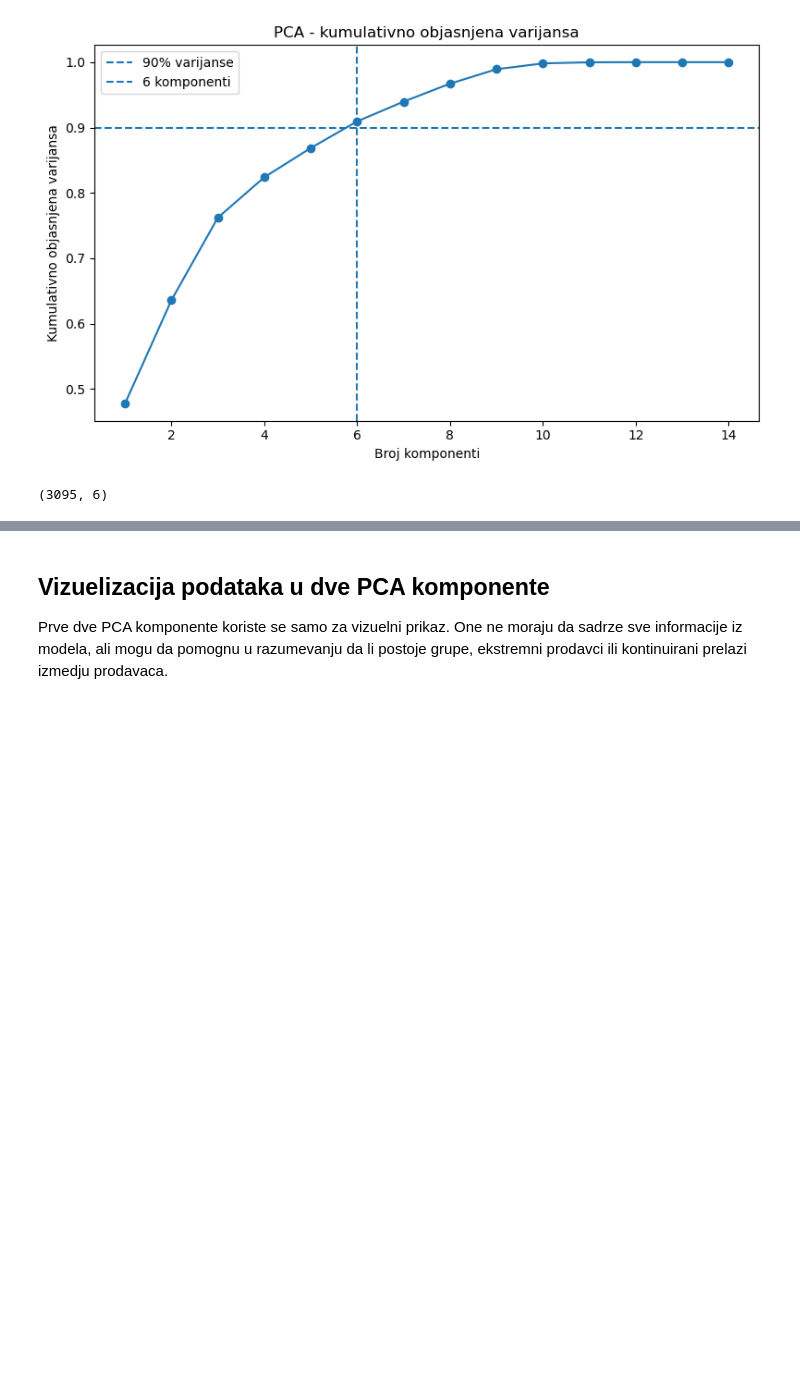
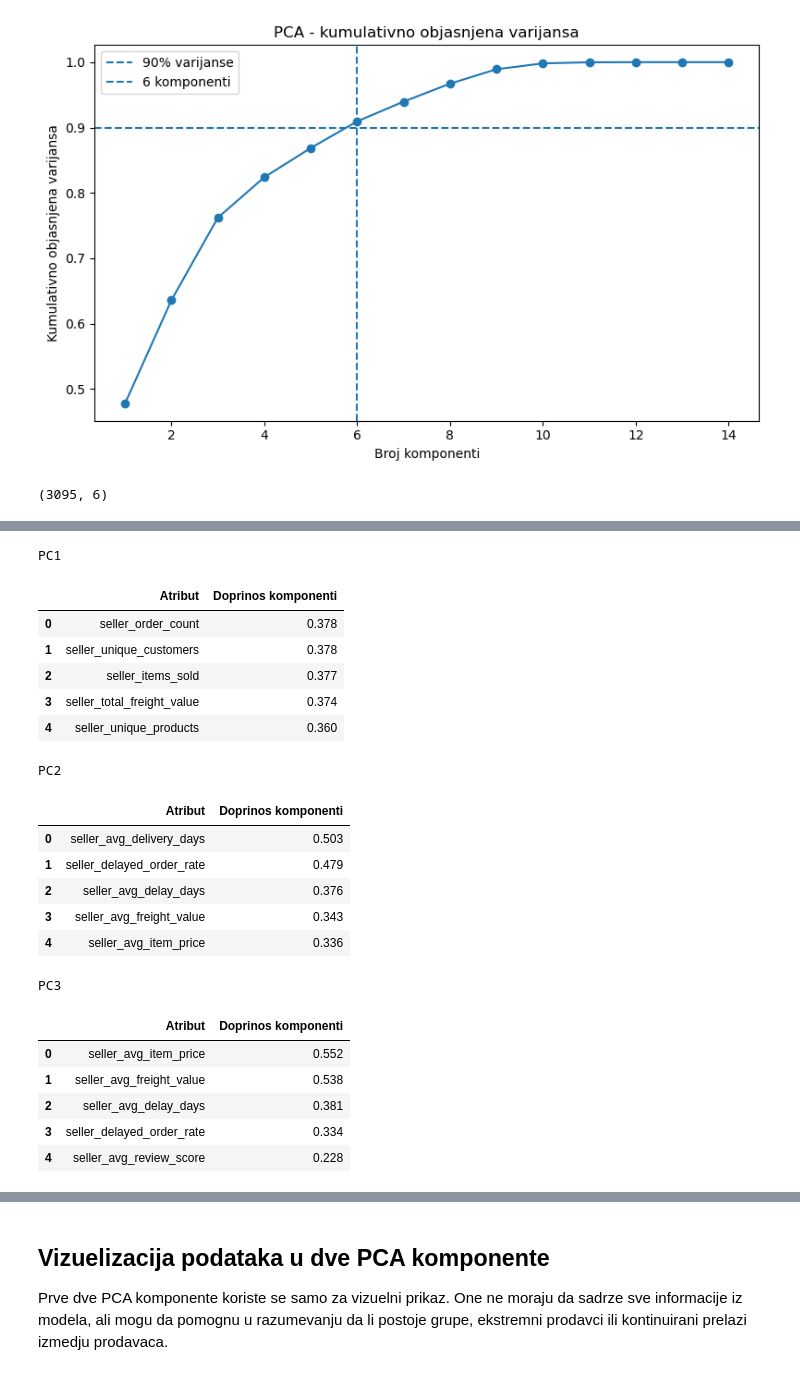
Before and after one commit to jovanabrkljac/olist-data-mining, a Jupyter notebook: notebooks/03_seller_clustering.ipynb, the cells around one changed output, grey strips where cells are left out. Saved outputs shown, nothing was run; the diff lists cells and outputs as text; code cells hidden in the pictures; blank space fills up the shorter version.

```diff
--- a/notebooks/03_seller_clustering.ipynb
+++ b/notebooks/03_seller_clustering.ipynb
@@ -313,0 +320,48 @@ U ovom radu zadržano je 90% ukupne objašnjene varijanse, čime se čuva najve
+# %%
+feature_names = X_model.columns
+
+loadings = pd.DataFrame(
+    pca.components_,
+    columns=feature_names,
+    index=[f"PC{i+1}" for i in range(pca.n_components_)]
+)
+
+for pc in loadings.index[:3]:
+
+    top_features = (
+        loadings.loc[pc]
+        .abs()
+        .sort_values(ascending=False)
+        .head(5)
+        .reset_index()
+    )
+
+    top_features.columns = ["Atribut", "Doprinos komponenti"]
+
+    print(f"\n{pc}")
+    display(
+        top_features.style
+        .format({"Doprinos komponenti": "{:.3f}"})
+    )
+# %% [output]
+PC1
+|  | Atribut | Doprinos komponenti |
+| 0 | seller_order_count | 0.378 |
+| 1 | seller_unique_customers | 0.378 |
+| 2 | seller_items_sold | 0.377 |
+| 3 | seller_total_freight_value | 0.374 |
+| 4 | seller_unique_products | 0.360 |
+PC2
+|  | Atribut | Doprinos komponenti |
+| 0 | seller_avg_delivery_days | 0.503 |
+| 1 | seller_delayed_order_rate | 0.479 |
+| 2 | seller_avg_delay_days | 0.376 |
+| 3 | seller_avg_freight_value | 0.343 |
+| 4 | seller_avg_item_price | 0.336 |
+PC3
+|  | Atribut | Doprinos komponenti |
+| 0 | seller_avg_item_price | 0.552 |
+| 1 | seller_avg_freight_value | 0.538 |
+| 2 | seller_avg_delay_days | 0.381 |
+| 3 | seller_delayed_order_rate | 0.334 |
+| 4 | seller_avg_review_score | 0.228 |
```
Also changed, not shown: parts of 3 cells of this notebook, 1 other file.
